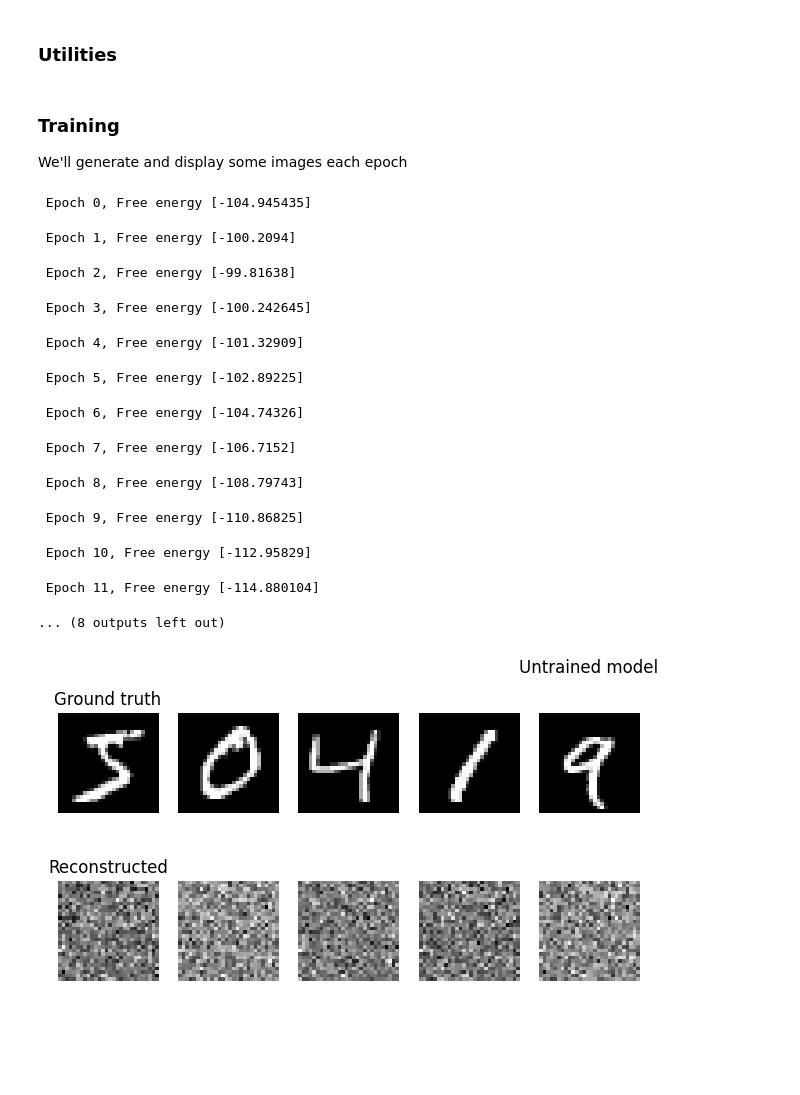
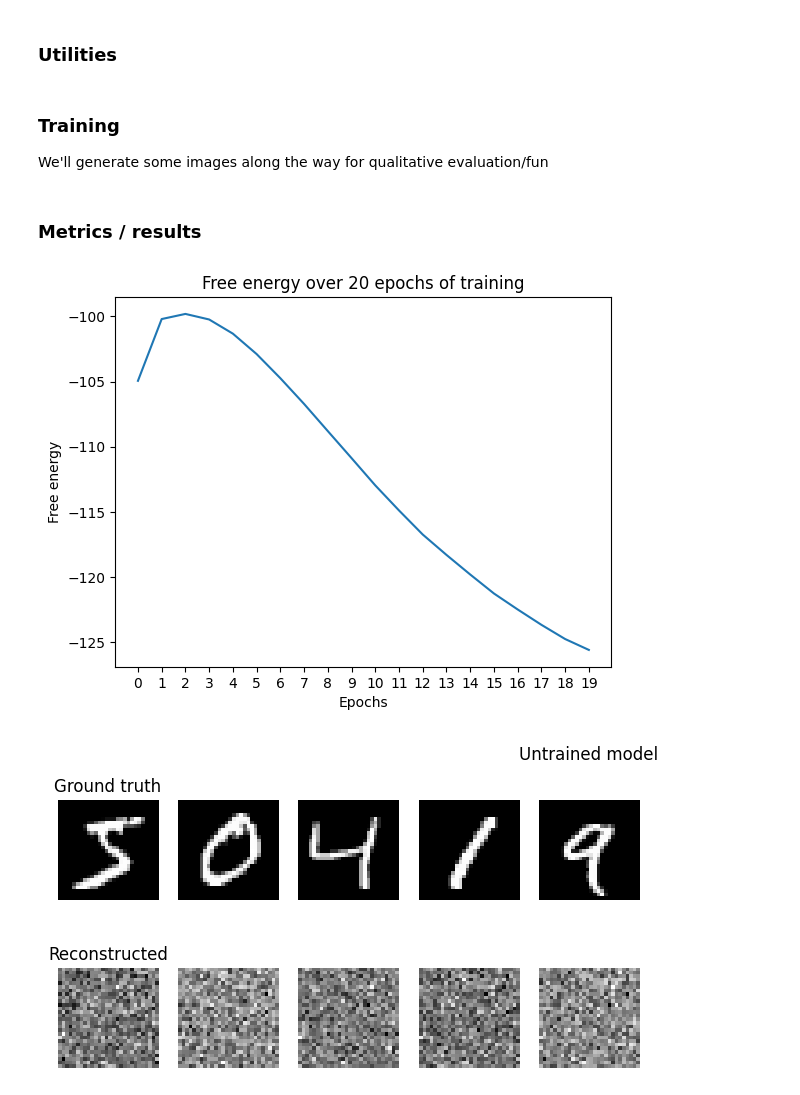
Before and after one commit to exilefaker/rbmax, a Jupyter notebook: examples/rbm_ensemble.ipynb, the cells around one changed output. Cells and saved outputs as stored; diff of their text form; code cells hidden in the pictures; blank space fills up the shorter version.

Commit message:
Fix free energy plot

```diff
--- a/examples/rbm_ensemble.ipynb
+++ b/examples/rbm_ensemble.ipynb
@@ -29,7 +29,7 @@ def display_images(ground_truth, generated, title="Ground-truth VS reconstructed
     num_images = rows * cols
     half = num_images // 2
 
-    fig, axes = plt.subplots(rows, cols, figsize=(1.5*cols, 2*rows))
+    _fig, axes = plt.subplots(rows, cols, figsize=(1.5*cols, 2*rows))
     plt.title(title, loc='center', y=3.0)
     for i in range(num_images):
         ax = axes[i//cols, i%cols]
@@ -43,10 +43,17 @@ def display_images(ground_truth, generated, title="Ground-truth VS reconstructed
             im = generated[i - half]
         ax.imshow(im, cmap='gray')
         ax.axis('off')
+
+def display_energy_history(F_history):
+    T = F_history.shape[0]
+    plt.title(f"Free energy over {T} epochs of training")
+    plt.plot(F_history)
+    plt.xticks(jnp.arange(T))
+    plt.xlabel("Epochs")
 # %% [markdown]
 ### Training
 
-We'll generate and display some images each epoch
+We'll generate some images along the way for qualitative evaluation/fun
 # %%
 data, _ = load_mnist_train(use_labels = False, normalize = True)
 
@@ -71,7 +78,7 @@ rbms = RBMEnsemble(
 # biases alone drive output to a blurry average of the dataset
 recon_biases_initialized = sample_mnist_images(data[:5], rbms)
 
-rbms = rbms.train_cd(
+rbms, F_history = rbms.train_cd(
     data,
     batch_size=16,
     n=1,
@@ -80,20 +87,12 @@ rbms = rbms.train_cd(
 )
 
 recon_20_epochs = sample_mnist_images(data[:5], rbms)
-# %% [output]
- Epoch 0, Free energy [-104.945435]
- Epoch 1, Free energy [-100.2094]
- Epoch 2, Free energy [-99.81638]
- Epoch 3, Free energy [-100.242645]
- Epoch 4, Free energy [-101.32909]
- Epoch 5, Free energy [-102.89225]
- Epoch 6, Free energy [-104.74326]
- Epoch 7, Free energy [-106.7152]
- Epoch 8, Free energy [-108.79743]
- Epoch 9, Free energy [-110.86825]
- Epoch 10, Free energy [-112.95829]
- Epoch 11, Free energy [-114.880104]
-... (8 outputs left out)
+# %% [markdown]
+### Metrics / results
+# %%
+display_energy_history(F_history)
+# %% [output]
+[figure, added]
 # %%
 display_images(data[:5], recon_untrained, title="Untrained model")
 display_images(data[:5], recon_biases_initialized, title="Visible unit biases only")
```
Also changed, not shown: 1 other file.
